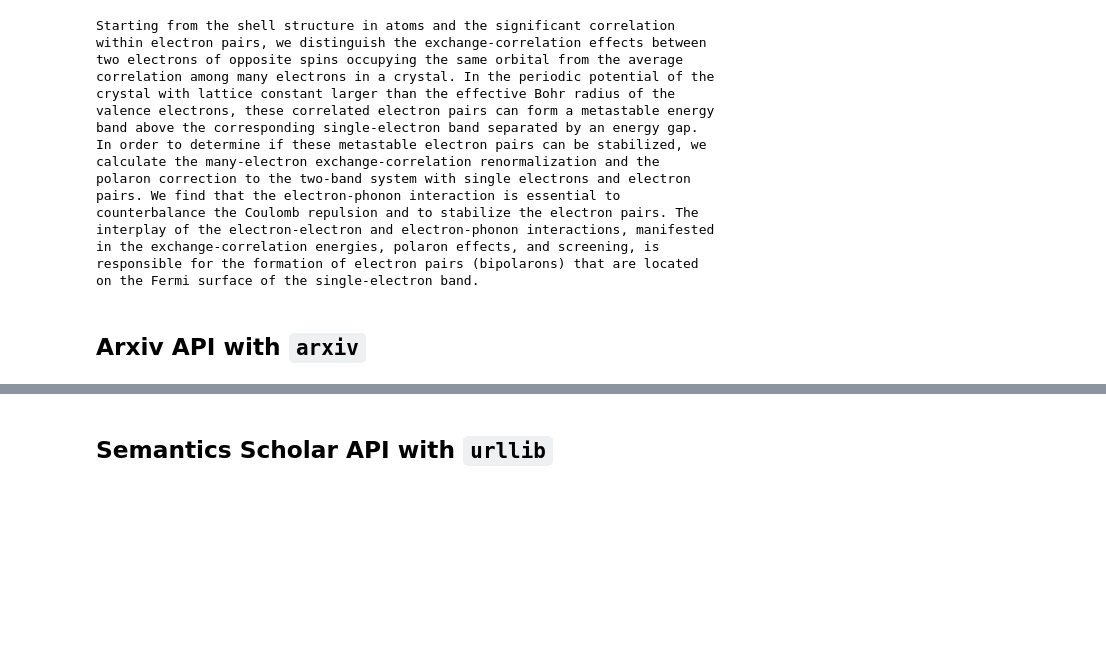
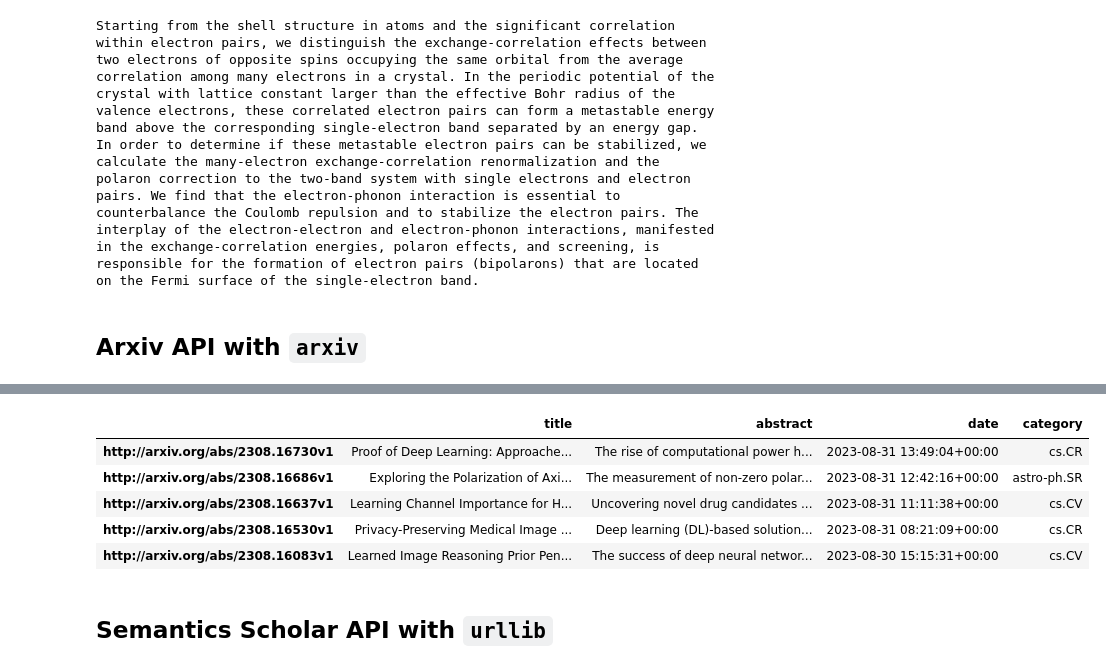
Before and after one commit to mehdi-elion/AI-News-Digest, a Jupyter notebook: notebooks/API_trials.ipynb, the cells around one changed output, grey strips where cells are left out. Cells and saved outputs as stored; diff of their text form; code cells hidden in the pictures; blank space fills up the shorter version.

```diff
--- a/notebooks/API_trials.ipynb
+++ b/notebooks/API_trials.ipynb
@@ -142,2 +154,15 @@ radiological signs of TB in both digital and analog CXR.
+# %%
+with open("../data/03_primary/arxiv_dict_2023-09-04_01-09-05.json", "r") as f:
+    info_dict = json.load(f)["results"]
+# %%
+import pandas as pd
+pd.DataFrame(info_dict).transpose().head()
+# %% [output]
+|  | title | abstract | date | category |
+| http://arxiv.org/abs/2308.16730v1 | Proof of Deep Learning: Approache... | The rise of computational power h... | 2023-08-31 13:49:04+00:00 | cs.CR |
+| http://arxiv.org/abs/2308.16686v1 | Exploring the Polarization of Axi... | The measurement of non-zero polar... | 2023-08-31 12:42:16+00:00 | astro-ph.SR |
+| http://arxiv.org/abs/2308.16637v1 | Learning Channel Importance for H... | Uncovering novel drug candidates ... | 2023-08-31 11:11:38+00:00 | cs.CV |
+| http://arxiv.org/abs/2308.16530v1 | Privacy-Preserving Medical Image ... | Deep learning (DL)-based solution... | 2023-08-31 08:21:09+00:00 | cs.CR |
+| http://arxiv.org/abs/2308.16083v1 | Learned Image Reasoning Prior Pen... | The success of deep neural networ... | 2023-08-30 15:15:31+00:00 | cs.CV |
 # %% [markdown]
 ## Semantics Scholar API with `urllib`
```
Also changed, not shown: parts of 1 cell of this notebook, 5 other files.
